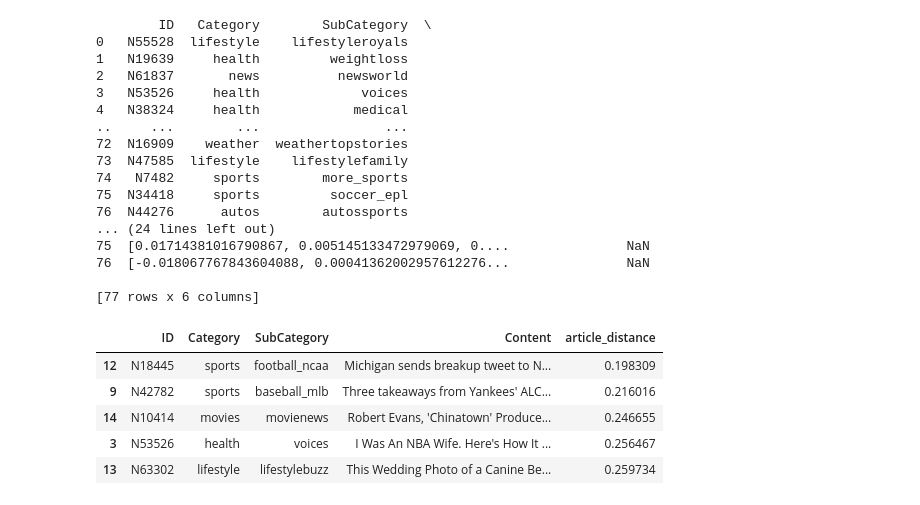
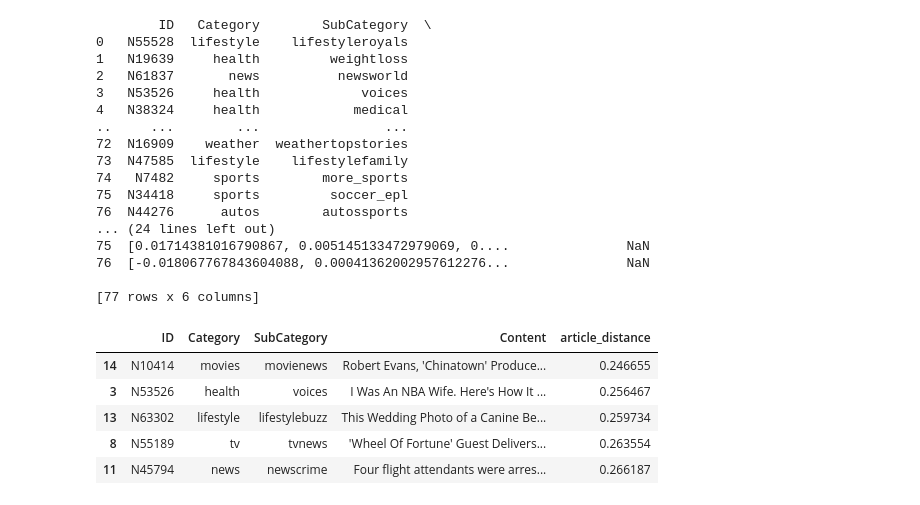
Before and after one commit to krisbara/GPT-Recommender-systems, a Jupyter notebook: GPT3_collaborative_recommender.ipynb, the cells around one changed output. Saved outputs shown, nothing was run; the diff lists cells and outputs as text; code cells hidden in the pictures.

Commit message:
collaborative: fixed

```diff
--- a/GPT3_collaborative_recommender.ipynb
+++ b/GPT3_collaborative_recommender.ipynb
@@ -154,13 +154,27 @@ print(collab_final)
 collab_final = collab_final.drop(['Content_emb'], axis=1)
 collab_final['article_distance'].fillna(1, inplace=True)  # Replace NaN with 1
 collab_final = collab_final.sort_values(by='article_distance', ascending=True, na_position='last')
-# %%
-collab_final.head()
-# %% [output]
-|  | ID | Category | SubCategory | Content | article_distance |
-| 12 | N18445 | sports | football_ncaa | Michigan sends breakup tweet to N... | 0.198309 |
-| 9 | N42782 | sports | baseball_mlb | Three takeaways from Yankees' ALC... | 0.216016 |
-| 14 | N10414 | movies | movienews | Robert Evans, 'Chinatown' Produce... | 0.246655 |
-| 3 | N53526 | health | voices | I Was An NBA Wife. Here's How It ... | 0.256467 |
-| 13 | N63302 | lifestyle | lifestylebuzz | This Wedding Photo of a Canine Be... | 0.259734 |
+# %%
+#create list with interacted items for a particular user
+def user_list(user_id, df):
+    user_list = df.loc[df['User'] == user_id, 'ID'].tolist()
+    if len(user_list) > 0:
+        return user_list[0].split()
+    else:
+        return []
+# %%
+# Delete the rows with articles read by consider user
+collab_rec = collab_final['ID'].isin(user_list(user_id, users))
+
+# Invert the mask to keep the rows that are not in the list
+collab_rec = collab_final[~mask]
+
+collab_rec.head()
+# %% [output]
+|  | ID | Category | SubCategory | Content | article_distance |
+| 14 | N10414 | movies | movienews | Robert Evans, 'Chinatown' Produce... | 0.246655 |
+| 3 | N53526 | health | voices | I Was An NBA Wife. Here's How It ... | 0.256467 |
+| 13 | N63302 | lifestyle | lifestylebuzz | This Wedding Photo of a Canine Be... | 0.259734 |
+| 8 | N55189 | tv | tvnews | 'Wheel Of Fortune' Guest Delivers... | 0.263554 |
+| 11 | N45794 | news | newscrime | Four flight attendants were arres... | 0.266187 |
 # %%
```
Also changed, not shown: parts of 1 cell of this notebook, 1 other file.
